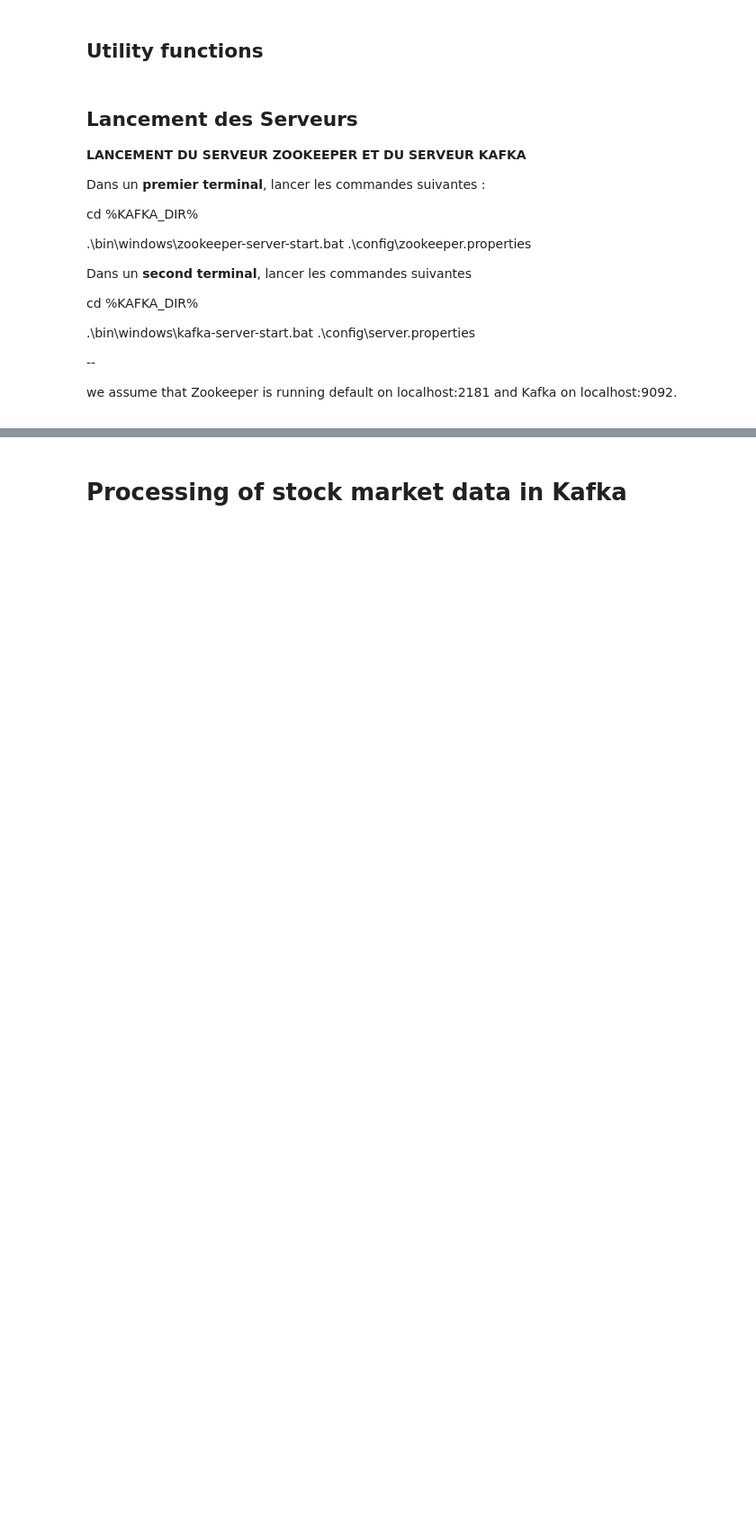
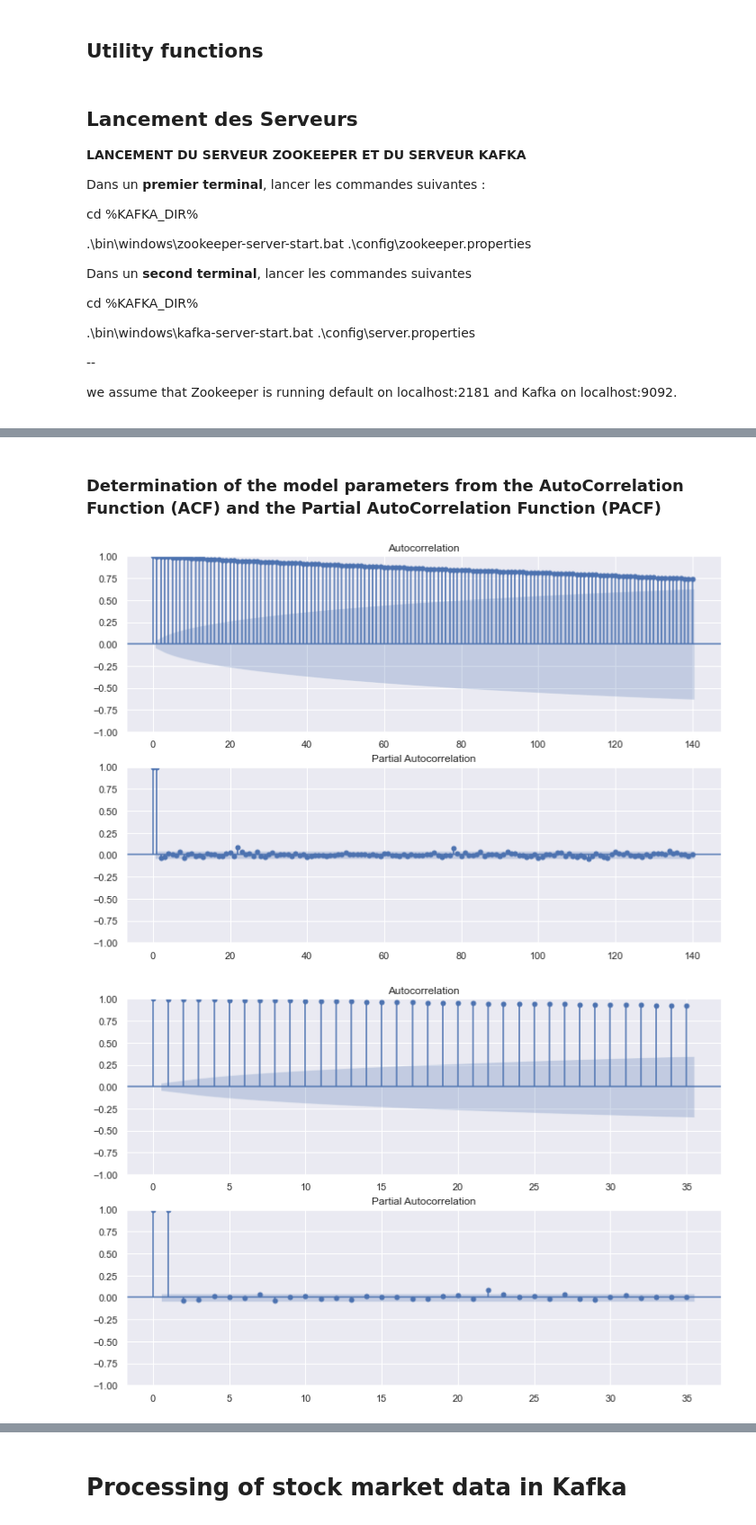
Before and after one commit to hrialan/m2ds-data-stream-project, a Jupyter notebook: NERIN_PERBET_RIALAN__Datastream_sujet_5__Data.ipynb, the cells around one changed output, grey strips where cells are left out. Shown at 90% size. Saved outputs shown, nothing was run; the diff lists cells and outputs as text; code cells hidden in the pictures; blank space fills up the shorter version.

```diff
--- a/NERIN_PERBET_RIALAN__Datastream_sujet_5__Data.ipynb
+++ b/NERIN_PERBET_RIALAN__Datastream_sujet_5__Data.ipynb
@@ -405,0 +431,10 @@ for company in All_the_companies:
+# %%
+if the_data_type == Information.RECENT:
+    date_deb_test = datetime(2022, 3, 1)
+    date_fin_train = date_deb_test - timedelta(hours=1)
+elif the_data_type == Information.HISTORICAL:
+    date_deb_test = datetime(2022, 1, 1)
+    date_fin_train = date_deb_test - timedelta(days=1)
+else:
+    print("ERROR : 'the_data_type' is not correctly set")
+    print("============================================")
@@ -405,0 +443,10 @@ for company in All_the_companies:
+# %%
+Close_price_for_the_selected_company = data[(tick[The_selected_company], "Close")]
+
+# Delete the NaN values
+data_clean = Close_price_for_the_selected_company.dropna()
+
+data_train = data_clean[:date_fin_train]
+data_test = data_clean[date_deb_test:]
+
+data_test
@@ -405,0 +569,29 @@ for company in All_the_companies:
+# %% [markdown]
+### Determination of the model parameters from the AutoCorrelation Function (ACF) and the Partial AutoCorrelation Function (PACF)
+# %%
+# The data describe the closing price throughout the year.
+if the_data_type == Information.RECENT:
+    # Without any a priori information, we plot the autocorrelation
+    # with lags = 7 hours (1 day), 35 hours (1 week) and 140 hours (1 month)
+    lags = [140, 35, 7]
+elif the_data_type == Information.HISTORICAL:
+    # Without any a priori information, we plot the autocorrelation
+    # with lags = 5 days (1 week), 20 days (1 month) and 240 days (1 year)
+    lags = [240, 20, 5]
+else:
+    print("ERROR : 'the_data_type' is not correctly set")
+    print("============================================")
+# %%
+def plot_ACF_and_PACF(data_train, lags):
+    for lag in lags:
+        plt.figure(figsize=(12, 8) )
+        plt.subplot(211)
+        courbe_1 = plot_acf(data_train, lags=lag, ax=plt.gca())
+        plt.subplot(212)
+        courbe_2 = plot_pacf(data_train, lags=lag, ax=plt.gca())
+        plt.show()
+# %%
+plot_ACF_and_PACF(data_train, lags)
+# %% [output]
+[figure, added]
+[figure, added]
```
Also changed, not shown: parts of 47 cells of this notebook, 1 other file.
